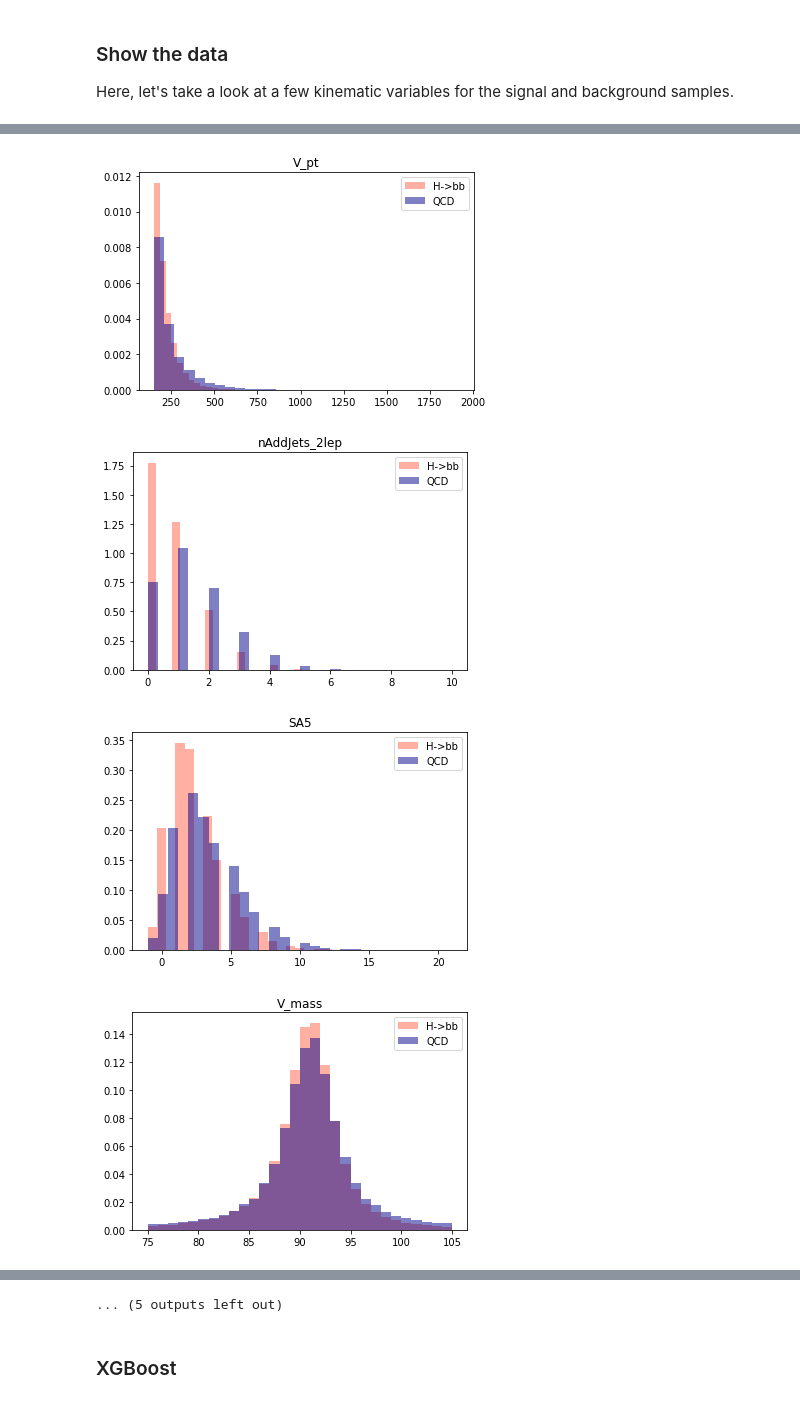
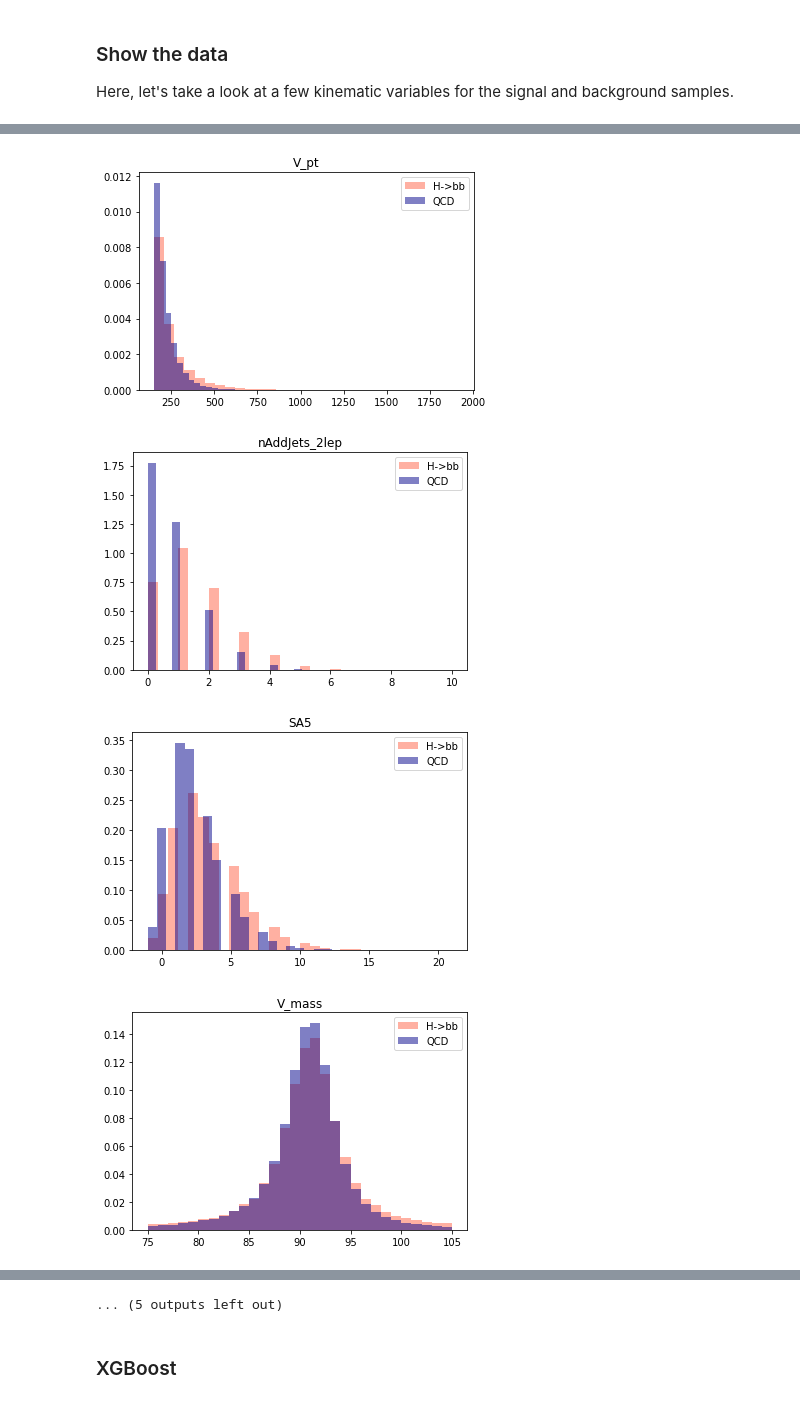
Before and after one commit to hessikaveh/TabNet-Test, a Jupyter notebook: TabNet.ipynb, the cells around one changed output, grey strips where cells are left out. Saved outputs shown, nothing was run; the diff lists cells and outputs as text; code cells hidden in the pictures.

```diff
--- a/TabNet.ipynb
+++ b/TabNet.ipynb
@@ -87,6 +87,8 @@ sample_weight_train = data['train']['sample_weight']
 sample_weight_train = pd.DataFrame(sample_weight_train, columns=['weight'])
 X_train = pd.DataFrame(X_train, columns=all_features)
 Y_train = pd.DataFrame(Y_train, columns=['Y'])
+Y_train['Y'].replace({0: 2, 1: 3}, inplace=True)
+Y_train['Y'].replace({2: 1, 3: 0}, inplace=True)
 Z_train = X_train[['H_mass_fit_fallback']]
 
 X_test = data['test']['X']
@@ -95,6 +97,8 @@ sample_weight_test = data['test']['sample_weight']
 sample_weight_test = pd.DataFrame(sample_weight_test, columns=['weight'])
 X_test = pd.DataFrame(X_test, columns=all_features)
 Y_test = pd.DataFrame(Y_test, columns=['Y'])
+Y_test['Y'].replace({0: 2, 1: 3}, inplace=True)
+Y_test['Y'].replace({2: 1, 3: 0}, inplace=True)
 Z_test = X_test[['H_mass_fit_fallback']]
 
 del X_test['H_mass_fit_fallback']
@@ -114,6 +118,8 @@ Z_pca.fit(Z)
 df = pd.concat([X, Y, sample_weight],axis=1)
 df_train = pd.concat([X_train, Y_train],axis=1)
 df_test = pd.concat([X_test, Y_test],axis=1)
+df['Y'].replace({0: 2, 1: 3}, inplace=True)
+df['Y'].replace({2: 1, 3: 0}, inplace=True)
 
 print (df)
 # split
@@ -163,8 +169,8 @@ Here, let's take a look at a few kinematic variables for the signal and backgrou
 for feature in features:
     fig, ax = plt.subplots()
     print(feature)
-    _ = ax.hist(df.query('Y==1')[feature], bins=30, alpha=0.5, density=True, color='tomato', label='H->bb')
-    _ = ax.hist(df.query('Y==0')[feature], bins=30, alpha=0.5, density=True, color='darkblue', label='QCD')
+    _ = ax.hist(df.query('Y==0')[feature], bins=30, alpha=0.5, density=True, color='tomato', label='H->bb')
+    _ = ax.hist(df.query('Y==1')[feature], bins=30, alpha=0.5, density=True, color='darkblue', label='QCD')
     ax.set_title(feature)
     ax.legend(loc='best')
 # %% [output]
@@ -188,4 +194,4 @@ H_mass_sigma_fit
-[figure, old version]
+[figure, new version]
-[figure, old version]
+[figure, new version]
-[figure, old version]
+[figure, new version]
-[figure, old version]
+[figure, new version]
```
Also changed, not shown: parts of 15 cells of this notebook.
